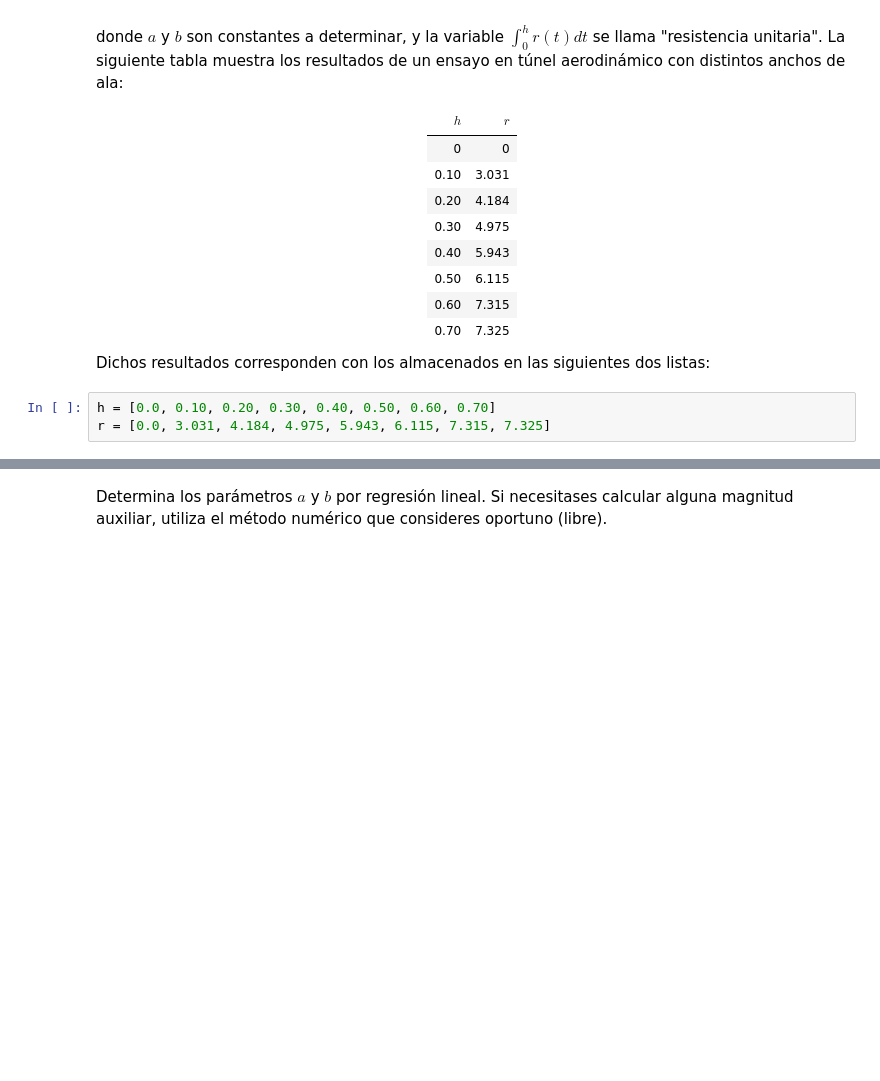
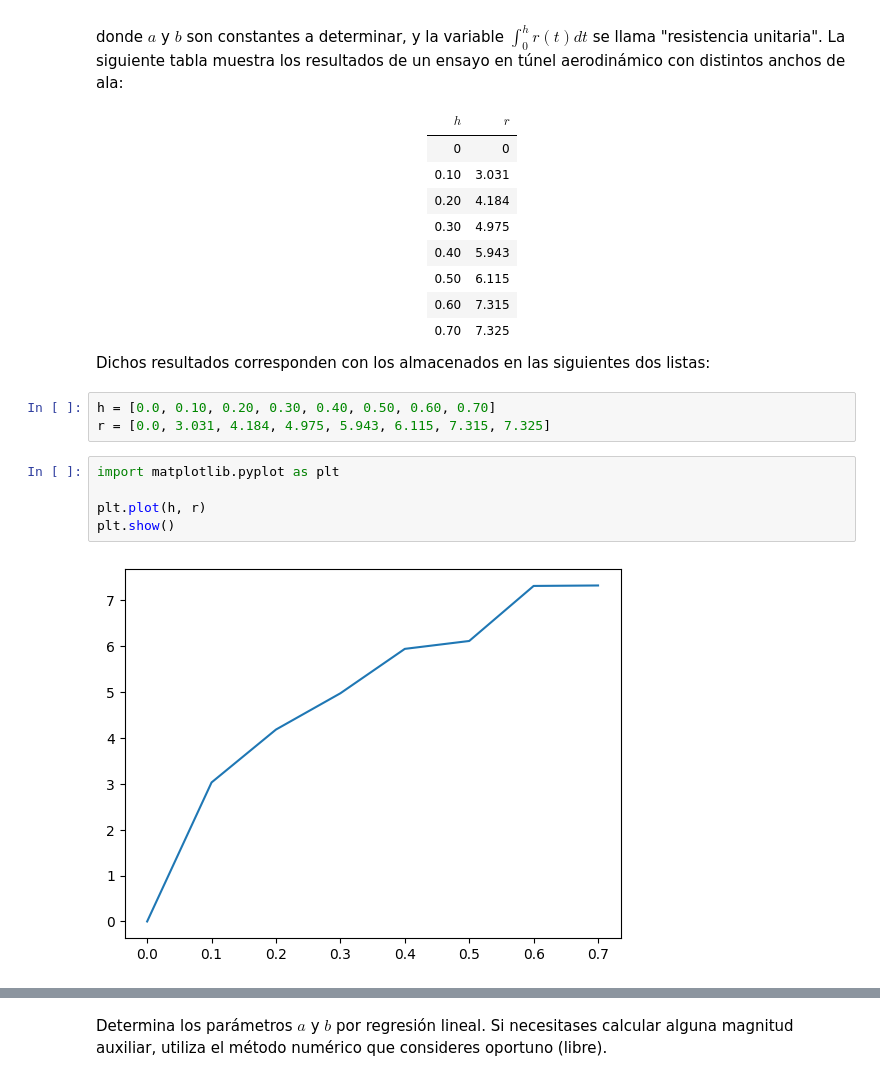
Before and after one commit to adrianaglezg/ALN, a Jupyter notebook: examen3/parcial3_parte2_22.ipynb, the cells around one changed output, grey strips where cells are left out. Cells and saved outputs as stored; diff of their text form; blank space fills up the shorter version.

```diff
--- a/examen3/parcial3_parte2_22.ipynb
+++ b/examen3/parcial3_parte2_22.ipynb
@@ -227,3 +313,10 @@ Dichos resultados corresponden con los almacenados en las siguientes dos listas:
 # %%
 h = [0.0, 0.10, 0.20, 0.30, 0.40, 0.50, 0.60, 0.70]
 r = [0.0, 3.031, 4.184, 4.975, 5.943, 6.115, 7.315, 7.325]
+# %%
+import matplotlib.pyplot as plt
+
+plt.plot(h, r)
+plt.show()
+# %% [output]
+[figure, added]
```
Also changed, not shown: parts of 9 cells of this notebook.
